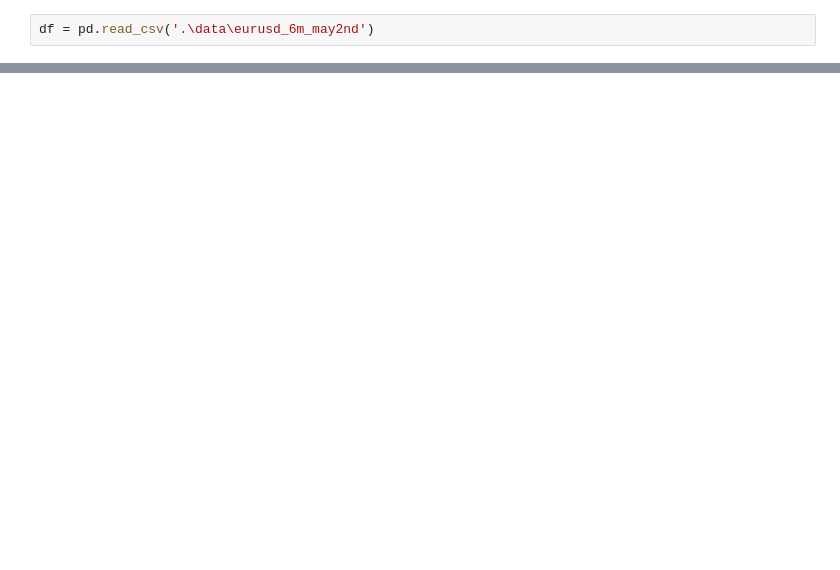
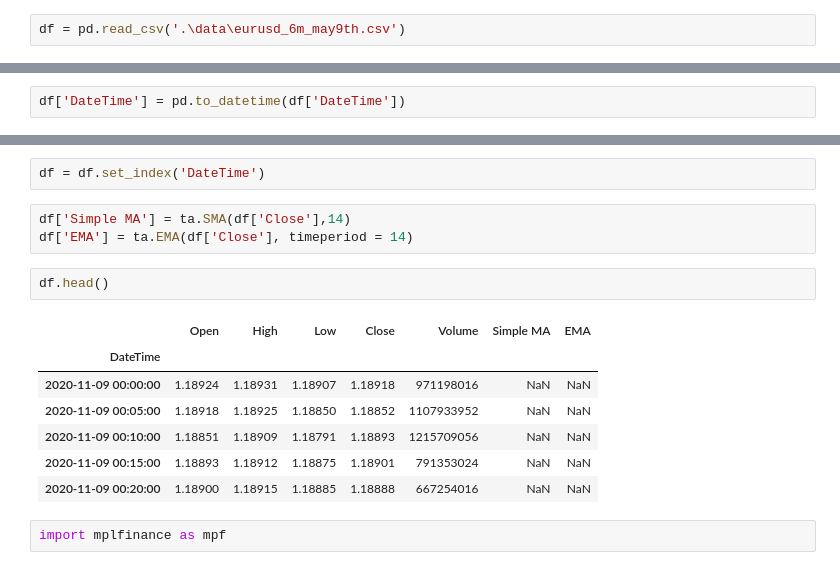
Before and after one commit to neelfx/Darwinex, a Jupyter notebook: Darwinex_EURUSD.ipynb, the cells around one changed output, grey strips where cells are left out. Drawn from its saved outputs; the diff is of its cells as text; blank space fills up the shorter version.

```diff
--- a/Darwinex_EURUSD.ipynb
+++ b/Darwinex_EURUSD.ipynb
@@ -30,2 +7,2 @@ import numpy as np
 # %%
-df = pd.read_csv('.\data\eurusd_6m_may2nd')
+df = pd.read_csv('.\data\eurusd_6m_may9th.csv')
@@ -31,0 +34,2 @@ df = pd.read_csv('.\data\eurusd_6m_may2nd')
+# %%
+df['DateTime'] = pd.to_datetime(df['DateTime'])
@@ -31,0 +61,17 @@ df = pd.read_csv('.\data\eurusd_6m_may2nd')
+# %%
+df = df.set_index('DateTime')
+# %%
+df['Simple MA'] = ta.SMA(df['Close'],14)
+df['EMA'] = ta.EMA(df['Close'], timeperiod = 14)
+# %%
+df.head()
+# %% [output]
+|  | Open | High | Low | Close | Volume | Simple MA | EMA |
+| DateTime |  |  |  |  |  |  |  |
+| 2020-11-09 00:00:00 | 1.18924 | 1.18931 | 1.18907 | 1.18918 | 971198016 | NaN | NaN |
+| 2020-11-09 00:05:00 | 1.18918 | 1.18925 | 1.18850 | 1.18852 | 1107933952 | NaN | NaN |
+| 2020-11-09 00:10:00 | 1.18851 | 1.18909 | 1.18791 | 1.18893 | 1215709056 | NaN | NaN |
+| 2020-11-09 00:15:00 | 1.18893 | 1.18912 | 1.18875 | 1.18901 | 791353024 | NaN | NaN |
+| 2020-11-09 00:20:00 | 1.18900 | 1.18915 | 1.18885 | 1.18888 | 667254016 | NaN | NaN |
+# %%
+import mplfinance as mpf
```
Also changed, not shown: parts of 11 cells of this notebook.
